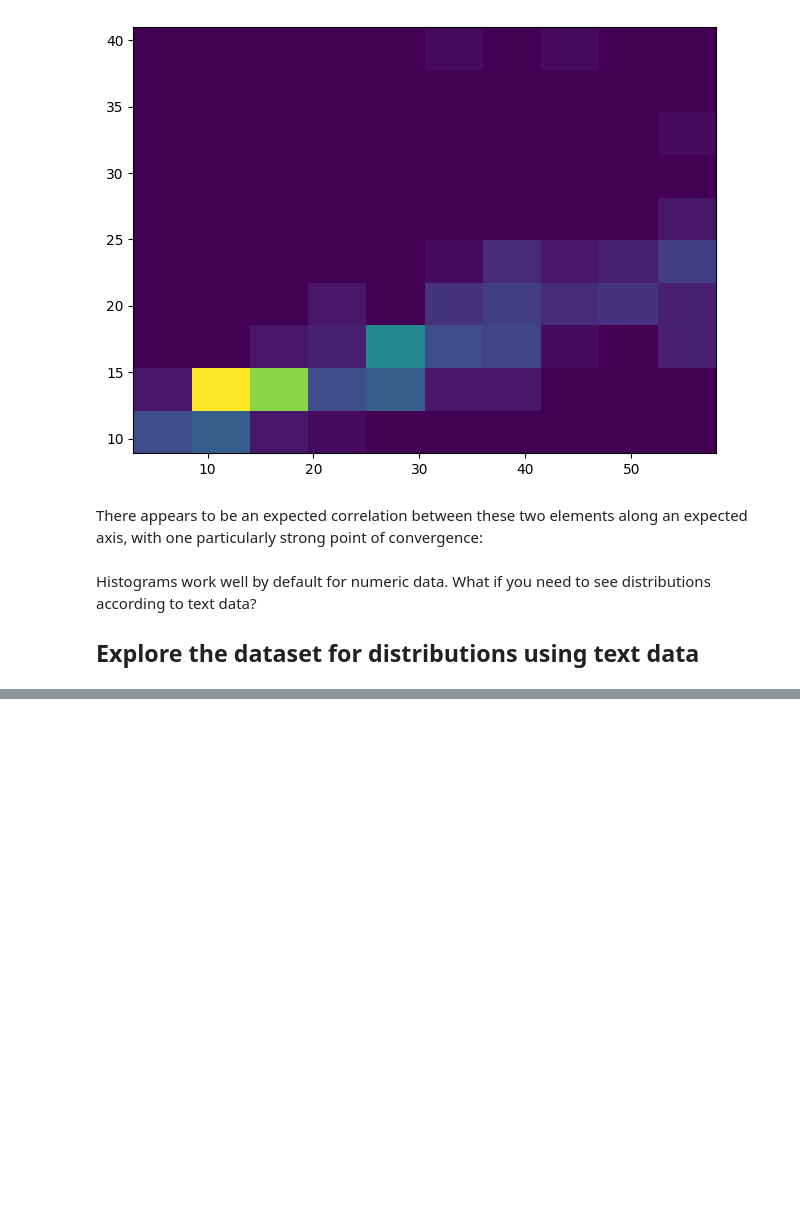
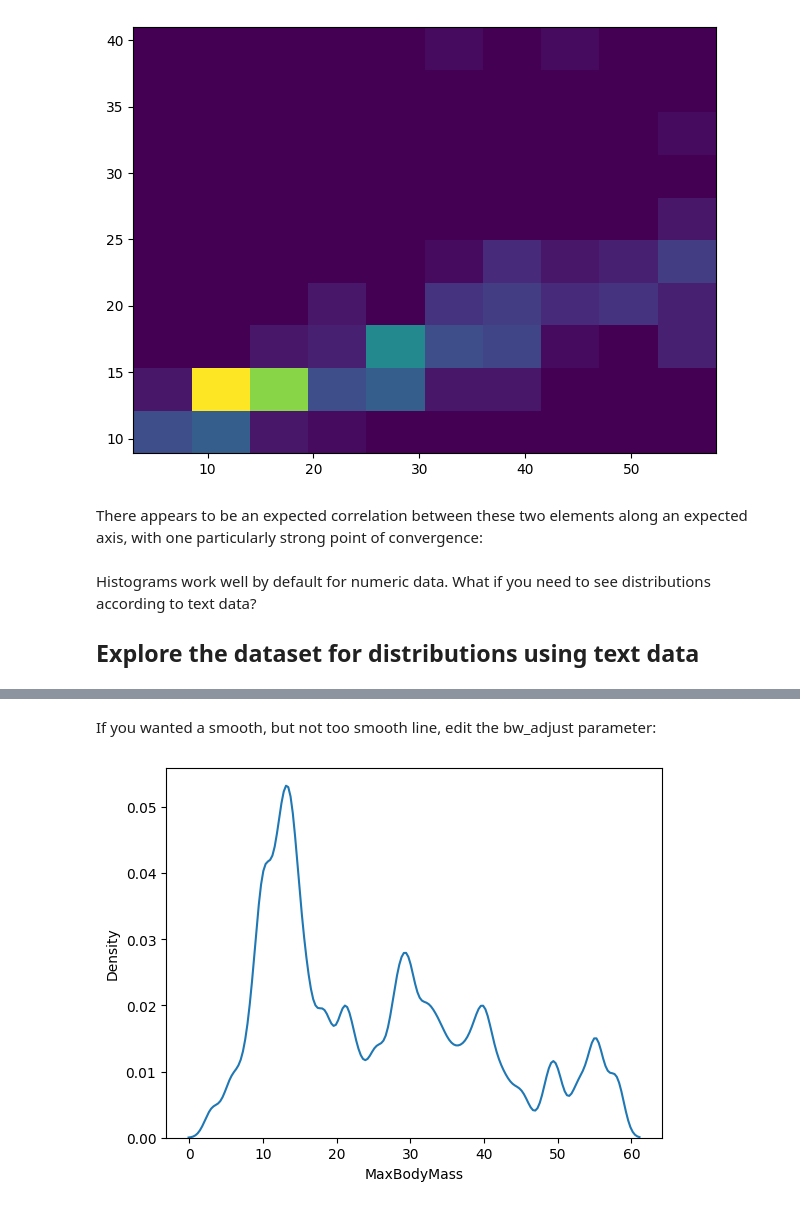
Before and after one commit to khalidassalafy/ArewaDS-Machine-Learning-Assignments, a Jupyter notebook: Week_03/lesson_2_visualizing_distributions.ipynb, the cells around one changed output, grey strips where cells are left out. Cells and saved outputs as stored; diff of their text form; code cells hidden in the pictures; blank space fills up the shorter version.

```diff
--- a/Week_03/lesson_2_visualizing_distributions.ipynb
+++ b/Week_03/lesson_2_visualizing_distributions.ipynb
@@ -76,0 +136,7 @@ Histograms work well by default for numeric data. What if you need to see distri
+# %% [markdown]
+If you wanted a smooth, but not too smooth line, edit the bw_adjust parameter:
+# %%
+sns.kdeplot(filteredBirds['MaxBodyMass'], bw_adjust=.2)
+plt.show()
+# %% [output]
+[figure, added]
```
Also changed, not shown: parts of 13 cells of this notebook, 2 other files.
